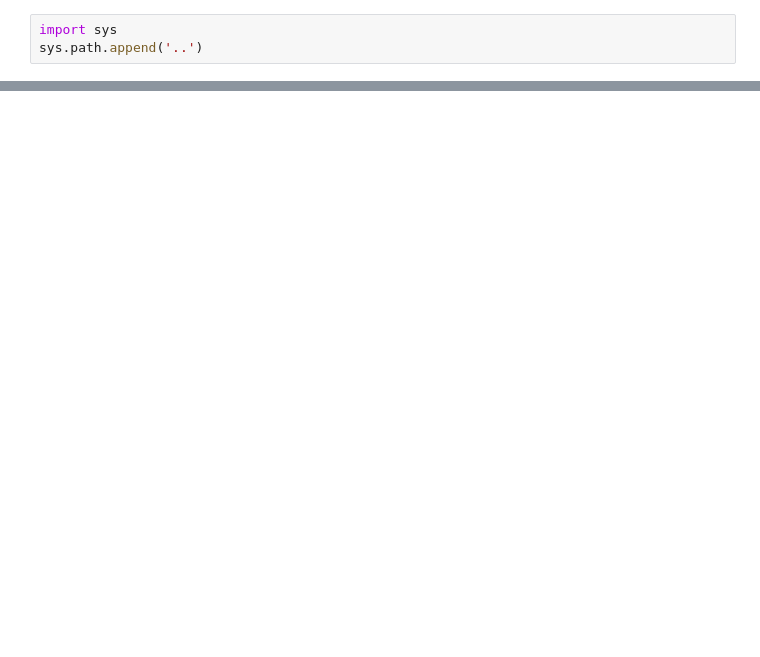
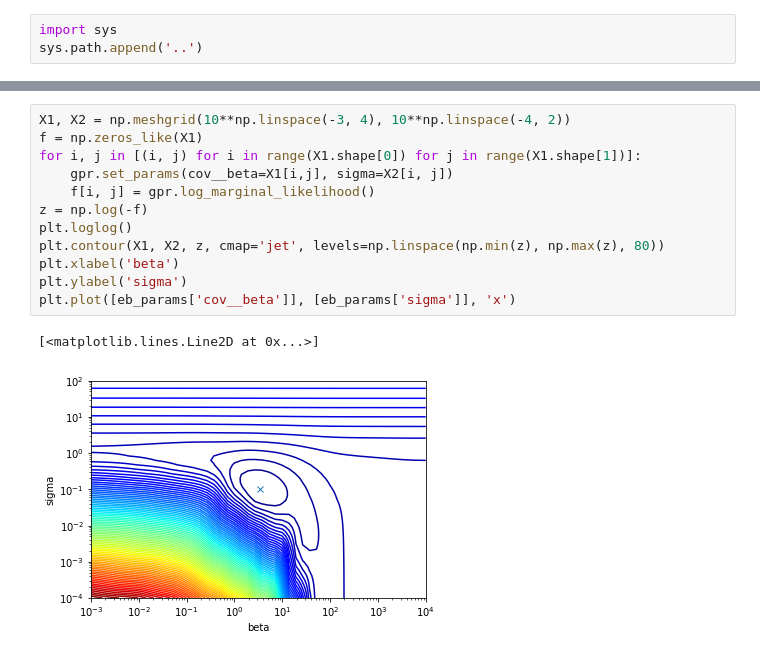
Before and after one commit to emakryo/gaussian_process, a Jupyter notebook: examples/regression_1d.ipynb, the cells around one changed output, grey strips where cells are left out. Drawn from its saved outputs; the diff is of its cells as text; blank space fills up the shorter version.

```diff
--- a/examples/regression_1d.ipynb
+++ b/examples/regression_1d.ipynb
@@ -25,0 +42,15 @@ plt.plot(Xtest[:, 0], ypred)
+# %%
+X1, X2 = np.meshgrid(10**np.linspace(-3, 4), 10**np.linspace(-4, 2))
+f = np.zeros_like(X1)
+for i, j in [(i, j) for i in range(X1.shape[0]) for j in range(X1.shape[1])]:
+    gpr.set_params(cov__beta=X1[i,j], sigma=X2[i, j])
+    f[i, j] = gpr.log_marginal_likelihood()
+z = np.log(-f)
+plt.loglog()
+plt.contour(X1, X2, z, cmap='jet', levels=np.linspace(np.min(z), np.max(z), 80))
+plt.xlabel('beta')
+plt.ylabel('sigma')
+plt.plot([eb_params['cov__beta']], [eb_params['sigma']], 'x')
+# %% [output]
+[<matplotlib.lines.Line2D at 0x...>]
+[figure, added]
```
Also changed, not shown: parts of 4 cells of this notebook, 3 other files.
